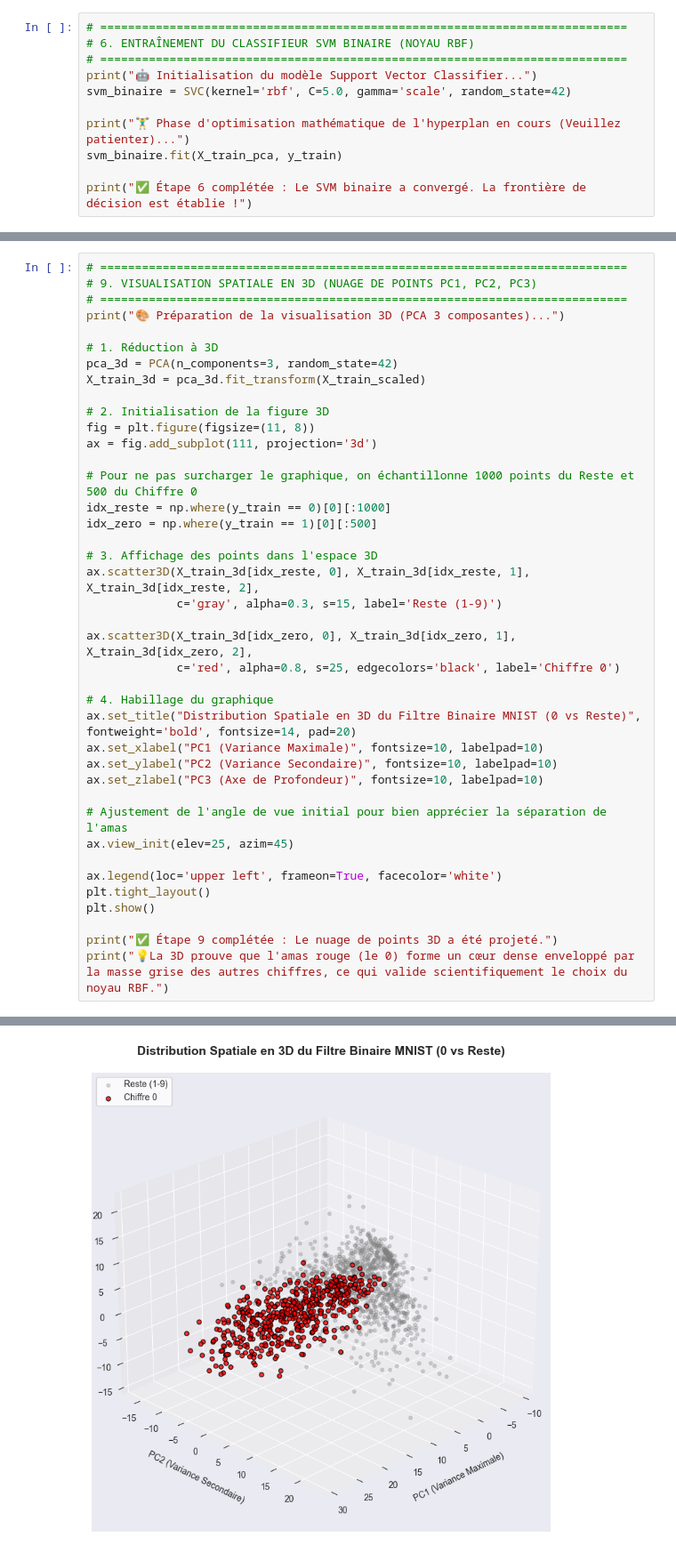
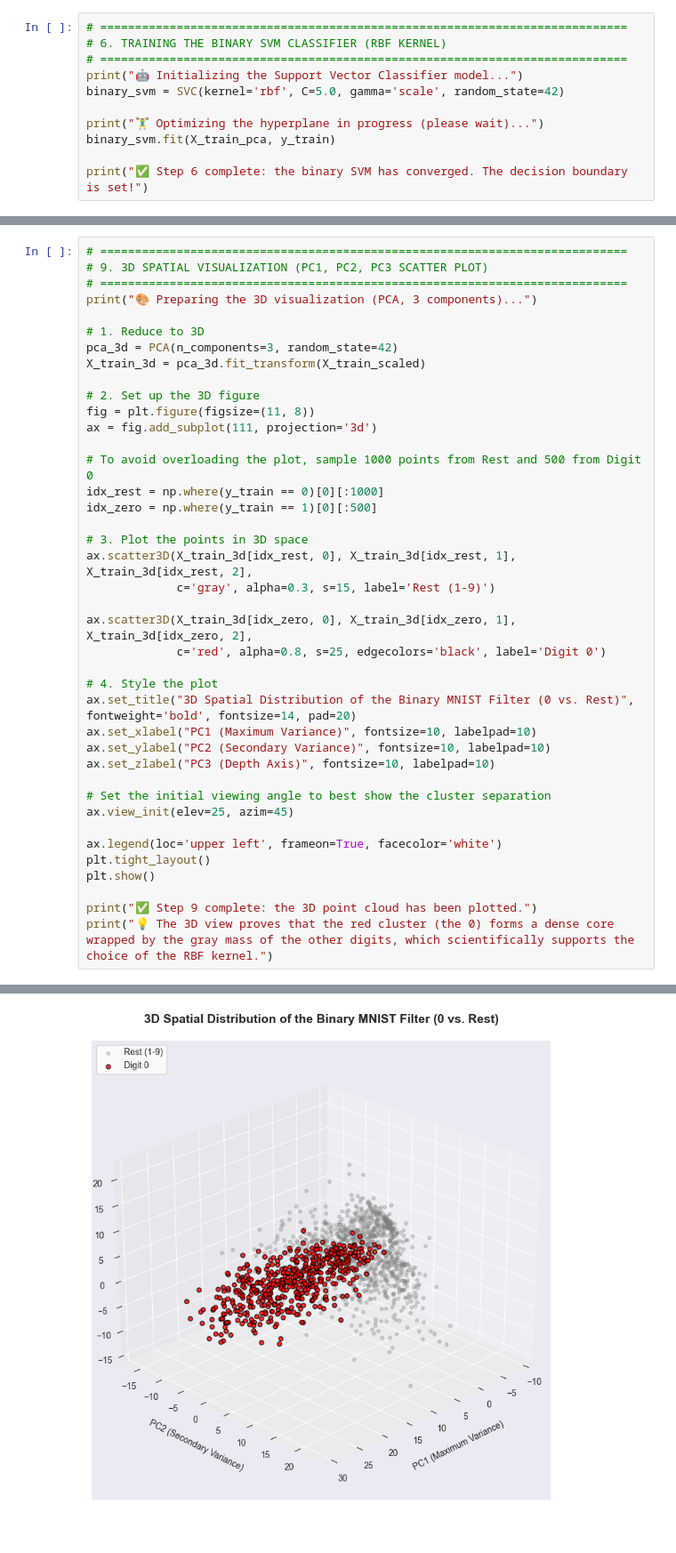
Before and after one commit to Soukaina009/ML_Methods_Hub, a Jupyter notebook: notebooks/SVM_MNIST_OVSR.ipynb, the cells around one changed output, grey strips where cells are left out. Shown at 89% size. Cells and saved outputs as stored; diff of their text form.

```diff
--- a/notebooks/SVM_MNIST_OVSR.ipynb
+++ b/notebooks/SVM_MNIST_OVSR.ipynb
@@ -151,12 +151,12 @@ Nous utilisons un **noyau RBF (Radial Basis Function)** pour projeter les donné
 # %%
 # ============================================================================
-# 6. ENTRAÎNEMENT DU CLASSIFIEUR SVM BINAIRE (NOYAU RBF)
+# 6. TRAINING THE BINARY SVM CLASSIFIER (RBF KERNEL)
 # ============================================================================
-print("🤖 Initialisation du modèle Support Vector Classifier...")
-svm_binaire = SVC(kernel='rbf', C=5.0, gamma='scale', random_state=42)
+print("🤖 Initializing the Support Vector Classifier model...")
+binary_svm = SVC(kernel='rbf', C=5.0, gamma='scale', random_state=42)
 
-print("🏋️‍♂️ Phase d'optimisation mathématique de l'hyperplan en cours (Veuillez patienter)...")
-svm_binaire.fit(X_train_pca, y_train)
+print("🏋️‍♂️ Optimizing the hyperplane in progress (please wait)...")
+binary_svm.fit(X_train_pca, y_train)
 
-print("✅ Étape 6 complétée : Le SVM binaire a convergé. La frontière de décision est établie !")
+print("✅ Step 6 complete: the binary SVM has converged. The decision boundary is set!")
 # %% [output]
@@ -297,41 +298,41 @@ Cette projection en 3 dimensions permet d'illustrer devant le jury comment l'ajo
 # %%
 # ============================================================================
-# 9. VISUALISATION SPATIALE EN 3D (NUAGE DE POINTS PC1, PC2, PC3)
+# 9. 3D SPATIAL VISUALIZATION (PC1, PC2, PC3 SCATTER PLOT)
 # ============================================================================
-print("🎨 Préparation de la visualisation 3D (PCA 3 composantes)...")
+print("🎨 Preparing the 3D visualization (PCA, 3 components)...")
 
-# 1. Réduction à 3D
+# 1. Reduce to 3D
 pca_3d = PCA(n_components=3, random_state=42)
 X_train_3d = pca_3d.fit_transform(X_train_scaled)
 
-# 2. Initialisation de la figure 3D
+# 2. Set up the 3D figure
 fig = plt.figure(figsize=(11, 8))
 ax = fig.add_subplot(111, projection='3d')
 
-# Pour ne pas surcharger le graphique, on échantillonne 1000 points du Reste et 500 du Chiffre 0
-idx_reste = np.where(y_train == 0)[0][:1000]
+# To avoid overloading the plot, sample 1000 points from Rest and 500 from Digit 0
+idx_rest = np.where(y_train == 0)[0][:1000]
 idx_zero = np.where(y_train == 1)[0][:500]
 
-# 3. Affichage des points dans l'espace 3D
-ax.scatter3D(X_train_3d[idx_reste, 0], X_train_3d[idx_reste, 1], X_train_3d[idx_reste, 2],
-             c='gray', alpha=0.3, s=15, label='Reste (1-9)')
+# 3. Plot the points in 3D space
+ax.scatter3D(X_train_3d[idx_rest, 0], X_train_3d[idx_rest, 1], X_train_3d[idx_rest, 2],
+             c='gray', alpha=0.3, s=15, label='Rest (1-9)')
 
 ax.scatter3D(X_train_3d[idx_zero, 0], X_train_3d[idx_zero, 1], X_train_3d[idx_zero, 2],
-             c='red', alpha=0.8, s=25, edgecolors='black', label='Chiffre 0')
+             c='red', alpha=0.8, s=25, edgecolors='black', label='Digit 0')
 
-# 4. Habillage du graphique
-ax.set_title("Distribution Spatiale en 3D du Filtre Binaire MNIST (0 vs Reste)", fontweight='bold', fontsize=14, pad=20)
-ax.set_xlabel("PC1 (Variance Maximale)", fontsize=10, labelpad=10)
-ax.set_ylabel("PC2 (Variance Secondaire)", fontsize=10, labelpad=10)
-ax.set_zlabel("PC3 (Axe de Profondeur)", fontsize=10, labelpad=10)
+# 4. Style the plot
+ax.set_title("3D Spatial Distribution of the Binary MNIST Filter (0 vs. Rest)", fontweight='bold', fontsize=14, pad=20)
+ax.set_xlabel("PC1 (Maximum Variance)", fontsize=10, labelpad=10)
+ax.set_ylabel("PC2 (Secondary Variance)", fontsize=10, labelpad=10)
+ax.set_zlabel("PC3 (Depth Axis)", fontsize=10, labelpad=10)
 
-# Ajustement de l'angle de vue initial pour bien apprécier la séparation de l'amas
+# Set the initial viewing angle to best show the cluster separation
 ax.view_init(elev=25, azim=45)
 
 ax.legend(loc='upper left', frameon=True, facecolor='white')
 plt.tight_layout()
 plt.show()
 
-print("✅ Étape 9 complétée : Le nuage de points 3D a été projeté.")
-print("💡La 3D prouve que l'amas rouge (le 0) forme un cœur dense enveloppé par la masse grise des autres chiffres, ce qui valide scientifiquement le choix du noyau RBF.")
+print("✅ Step 9 complete: the 3D point cloud has been plotted.")
+print("💡 The 3D view proves that the red cluster (the 0) forms a dense core wrapped by the gray mass of the other digits, which scientifically supports the choice of the RBF kernel.")
 # %% [output]
@@ -339 +340 @@ print("💡La 3D prouve que l'amas rouge (le 0) forme un cœur dense enveloppé
-[figure, old version]
+[figure, new version]
```
Also changed, not shown: parts of 18 cells of this notebook, 3 other files.
